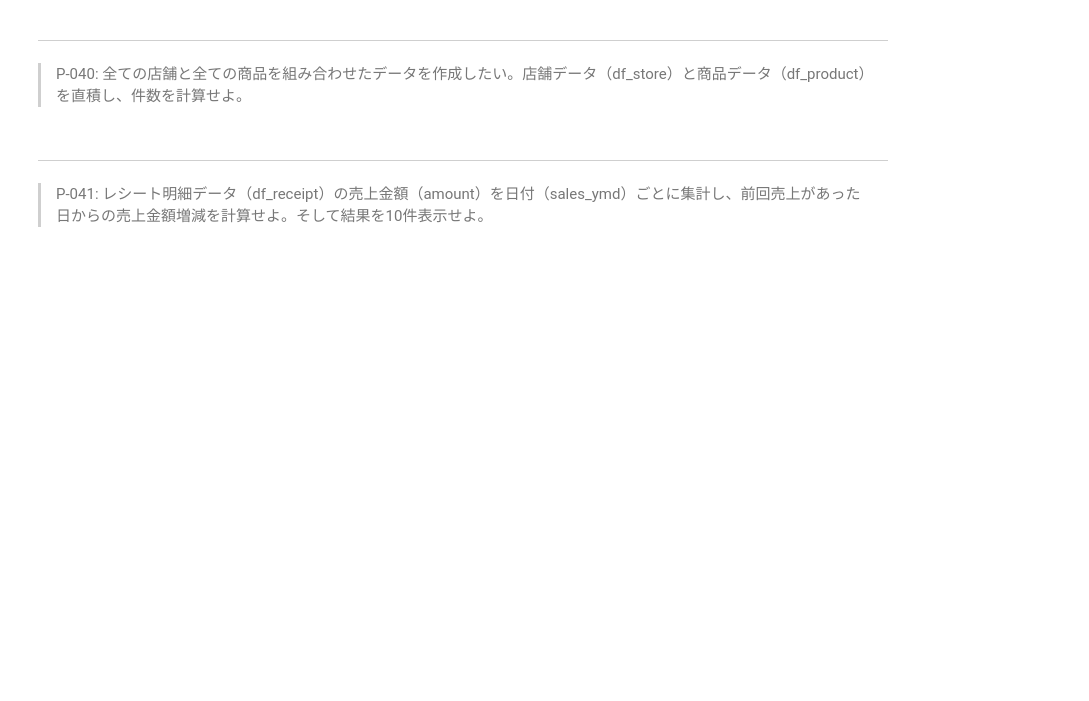
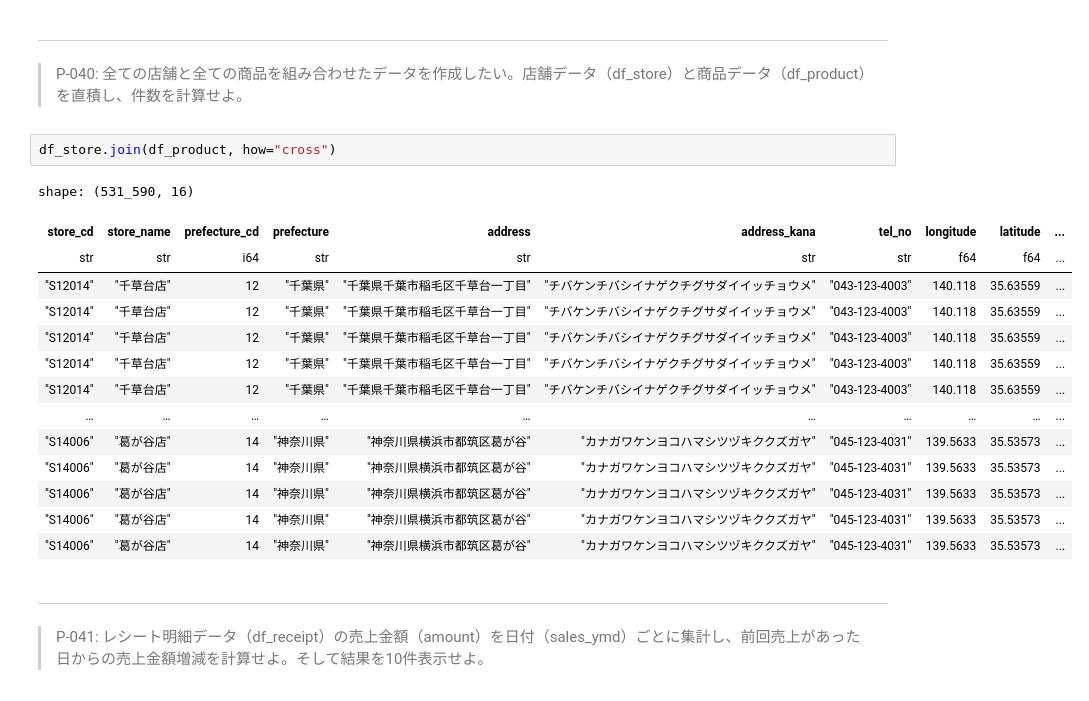
Before and after one commit to seiya8/polars100, a Jupyter notebook: knock.ipynb, the cells around one changed output. Drawn from its saved outputs; the diff is of its cells as text; blank space fills up the shorter version.

```diff
--- a/knock.ipynb
+++ b/knock.ipynb
@@ -730,6 +752,23 @@ shape: (10, 2)
 # %% [markdown]
 ---
 > P-040: 全ての店舗と全ての商品を組み合わせたデータを作成したい。店舗データ（df_store）と商品データ（df_product）を直積し、件数を計算せよ。
+# %%
+df_store.join(df_product, how="cross")
+# %% [output]
+shape: (531_590, 16)
+| store_cd | store_name | prefecture_cd | prefecture | address | address_kana | tel_no | longitude | latitude | ... |
+| str | str | i64 | str | str | str | str | f64 | f64 | ... |
+| "S12014" | "千草台店" | 12 | "千葉県" | "千葉県千葉市稲毛区千草台一丁目" | "チバケンチバシイナゲクチグサダイイッチョウメ" | "043-123-4003" | 140.118 | 35.63559 | ... |
+| "S12014" | "千草台店" | 12 | "千葉県" | "千葉県千葉市稲毛区千草台一丁目" | "チバケンチバシイナゲクチグサダイイッチョウメ" | "043-123-4003" | 140.118 | 35.63559 | ... |
+| "S12014" | "千草台店" | 12 | "千葉県" | "千葉県千葉市稲毛区千草台一丁目" | "チバケンチバシイナゲクチグサダイイッチョウメ" | "043-123-4003" | 140.118 | 35.63559 | ... |
+| "S12014" | "千草台店" | 12 | "千葉県" | "千葉県千葉市稲毛区千草台一丁目" | "チバケンチバシイナゲクチグサダイイッチョウメ" | "043-123-4003" | 140.118 | 35.63559 | ... |
+| "S12014" | "千草台店" | 12 | "千葉県" | "千葉県千葉市稲毛区千草台一丁目" | "チバケンチバシイナゲクチグサダイイッチョウメ" | "043-123-4003" | 140.118 | 35.63559 | ... |
+| … | … | … | … | … | … | … | … | … | ... |
+| "S14006" | "葛が谷店" | 14 | "神奈川県" | "神奈川県横浜市都筑区葛が谷" | "カナガワケンヨコハマシツヅキククズガヤ" | "045-123-4031" | 139.5633 | 35.53573 | ... |
+| "S14006" | "葛が谷店" | 14 | "神奈川県" | "神奈川県横浜市都筑区葛が谷" | "カナガワケンヨコハマシツヅキククズガヤ" | "045-123-4031" | 139.5633 | 35.53573 | ... |
+| "S14006" | "葛が谷店" | 14 | "神奈川県" | "神奈川県横浜市都筑区葛が谷" | "カナガワケンヨコハマシツヅキククズガヤ" | "045-123-4031" | 139.5633 | 35.53573 | ... |
+| "S14006" | "葛が谷店" | 14 | "神奈川県" | "神奈川県横浜市都筑区葛が谷" | "カナガワケンヨコハマシツヅキククズガヤ" | "045-123-4031" | 139.5633 | 35.53573 | ... |
+| "S14006" | "葛が谷店" | 14 | "神奈川県" | "神奈川県横浜市都筑区葛が谷" | "カナガワケンヨコハマシツヅキククズガヤ" | "045-123-4031" | 139.5633 | 35.53573 | ... |
 # %% [markdown]
 ---
 > P-041: レシート明細データ（df_receipt）の売上金額（amount）を日付（sales_ymd）ごとに集計し、前回売上があった日からの売上金額増減を計算せよ。そして結果を10件表示せよ。
```
Also changed, not shown: parts of 10 cells of this notebook.
